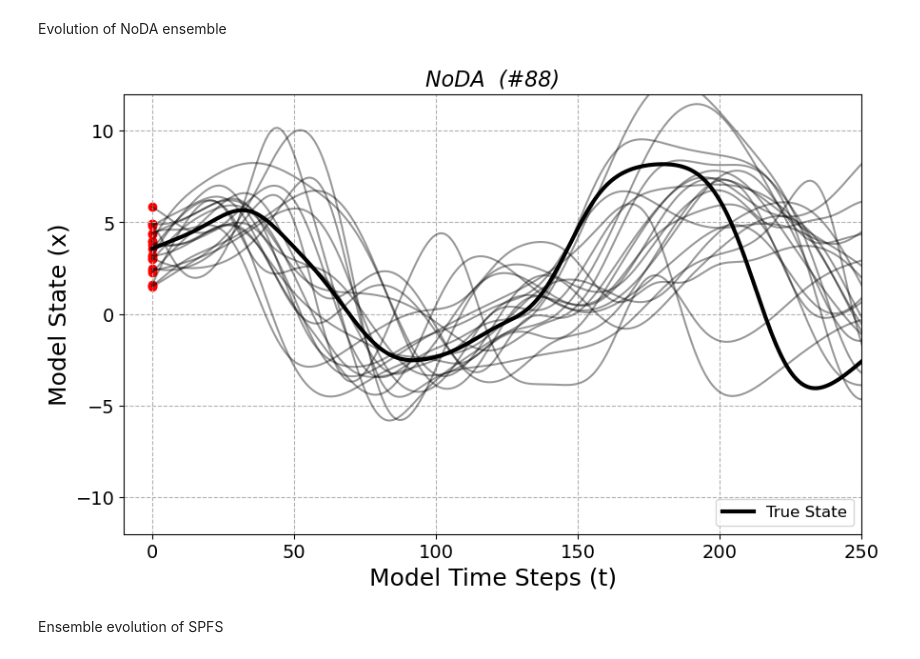
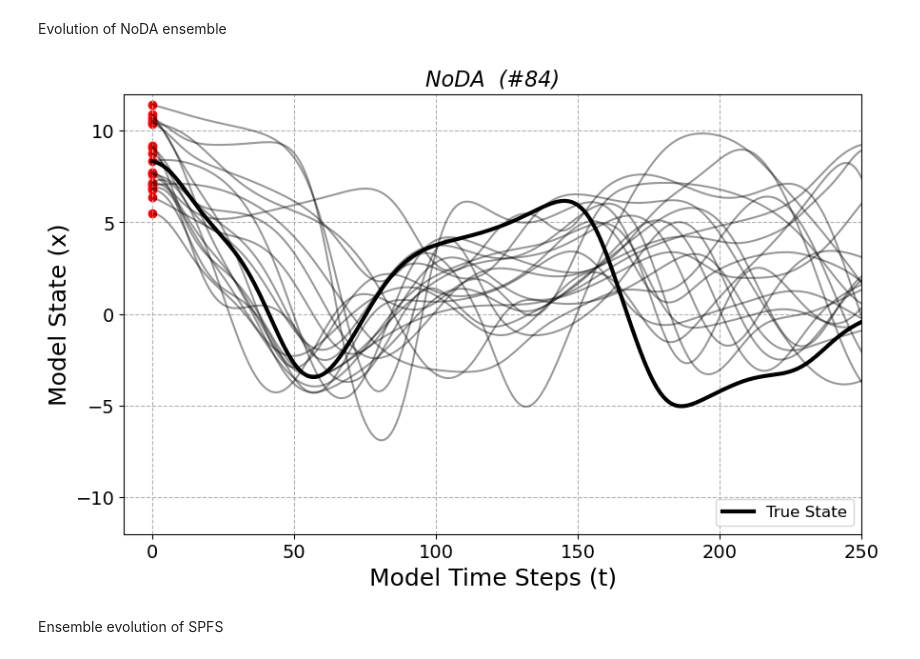
Before and after one commit to GorillaYeh1003/SPFF-SPFS, a Jupyter notebook: Lorenz96_SPFS.ipynb, the cells around one changed output. Cells and saved outputs as stored; diff of their text form; code cells hidden in the pictures.

```diff
--- a/Lorenz96_SPFS.ipynb
+++ b/Lorenz96_SPFS.ipynb
@@ -535,28 +535,28 @@ for t in range(1, integration_time_step):
 Evolution of NoDA ensemble
 # %%
 plt.figure(figsize=(10, 6))  # Set the figure size to 10 inches wide and 6 inches tall
-comp_sel = 88
+comp_sel = 84
 
 plt.plot(x_t[comp_sel, ens_start_time::], 'k', label='True State', linewidth=3)
 for i in range(ensemble_size):
     plt.plot(x_PFF_NoDA[comp_sel, i, 0:integration_time_step+1], 'k', alpha=0.4, linewidth=1.5)
 # plt.scatter(0*np.ones(ensemble_size), x_PFF[comp_sel, :, 0], c='r')
 plt.scatter(0*np.ones(ensemble_size), prior_ens_0[comp_sel], c='r')
 
 
 plt.xlim(-10, 250)
 # plt.xlim(250, 500)
 # plt.xlim(-10, 500)
 plt.ylim(-12, 12)
 plt.title(f'NoDA  (#{comp_sel})', fontsize=16, style='italic')
 plt.xlabel('Model Time Steps (t)', fontsize=18)
 plt.ylabel('Model State (x)', fontsize=18)
 plt.tick_params(labelsize=14)
 plt.grid(True, linestyle='--')
 legend = plt.legend(fontsize=12, loc='lower right')
 plt.show()
 # %% [output]
-[figure, old version]
+[figure, new version]
 # %% [markdown]
 Ensemble evolution of SPFS
 # %%
```
